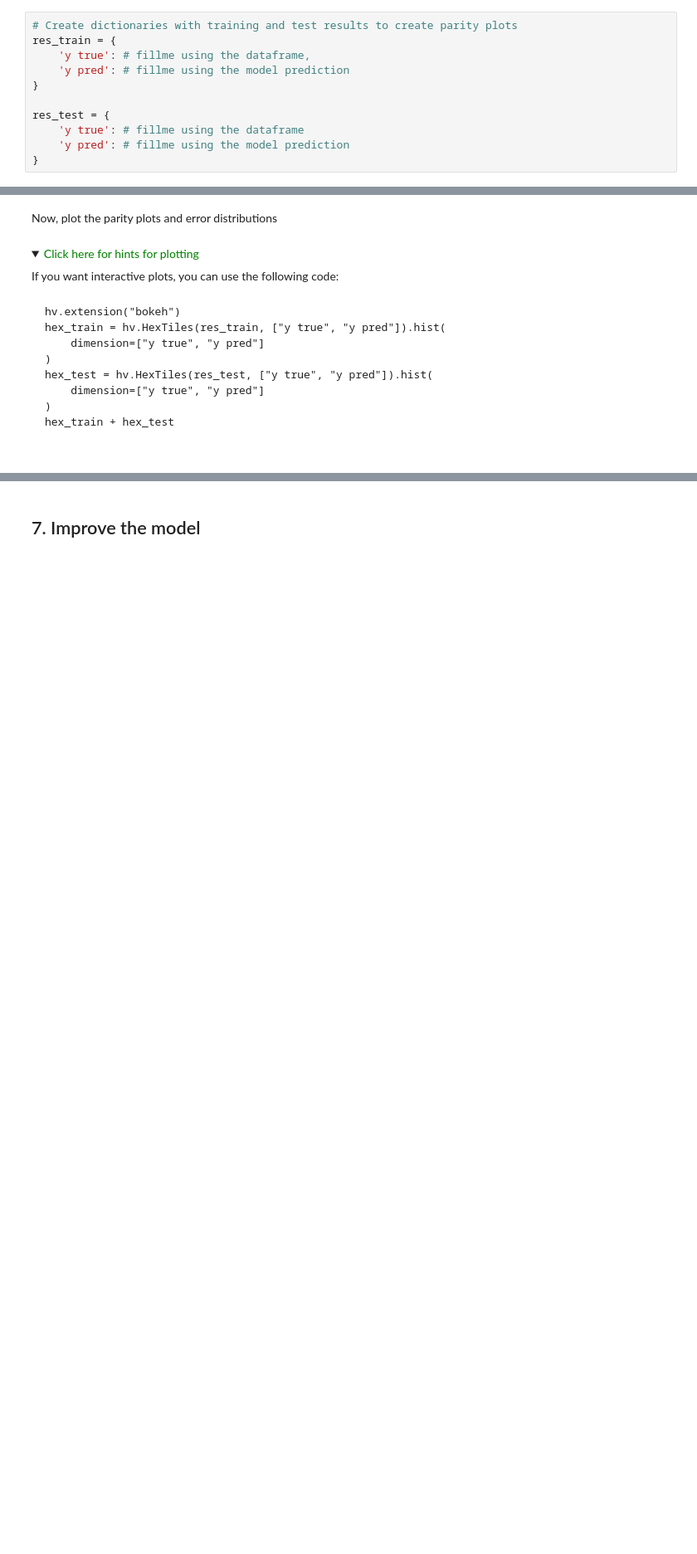
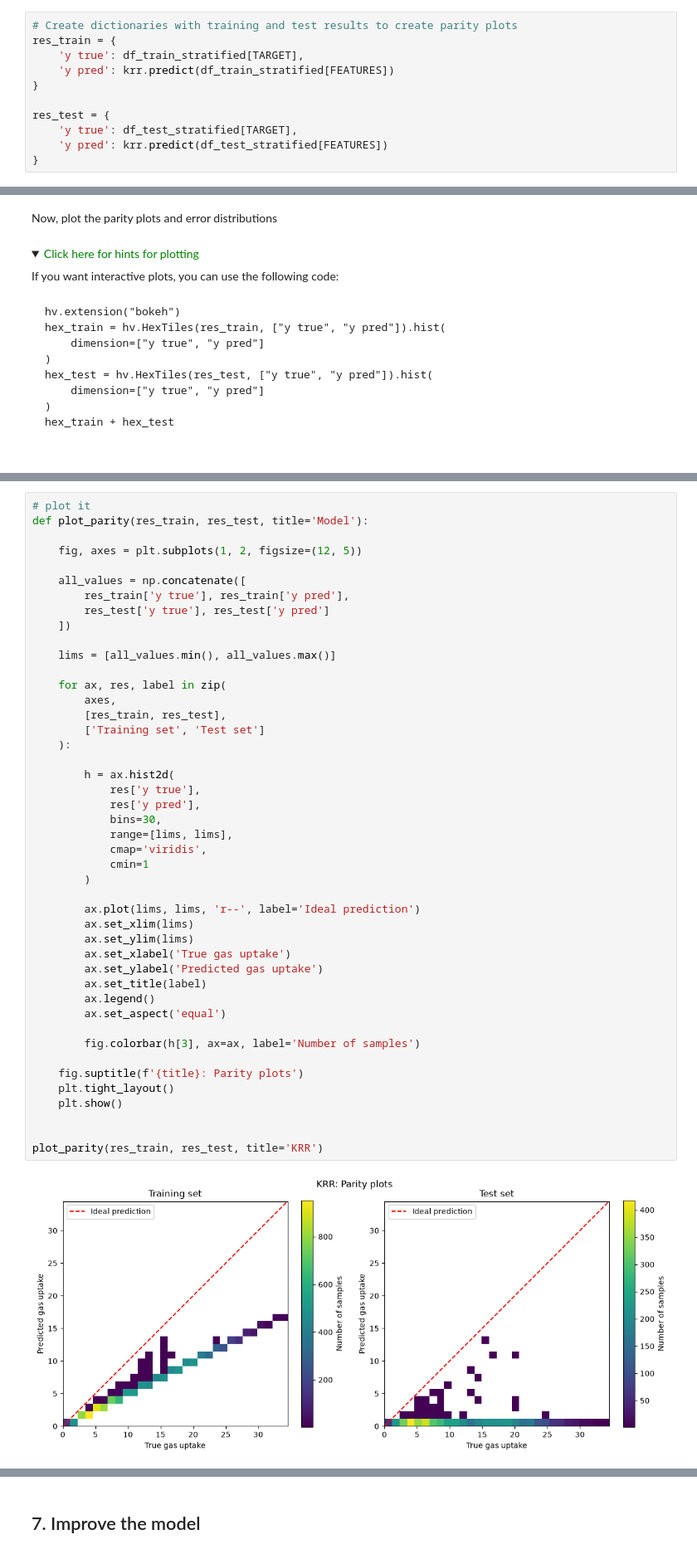
Before and after one commit to SimonLupascu/ml_project_ch315, a Jupyter notebook: group#_block3_project.ipynb, the cells around one changed output, grey strips where cells are left out. Shown at 83% size. Drawn from its saved outputs; the diff is of its cells as text; folded sections open; blank space fills up the shorter version.

```diff
--- a/group#_block3_project.ipynb
+++ b/group#_block3_project.ipynb
@@ -930,13 +930,13 @@ res_train = {
 # %%
 # Create dictionaries with training and test results to create parity plots
 res_train = {
-    'y true': # fillme using the dataframe,
-    'y pred': # fillme using the model prediction
+    'y true': df_train_stratified[TARGET],
+    'y pred': krr.predict(df_train_stratified[FEATURES])
 }
 
 res_test = {
-    'y true': # fillme using the dataframe
-    'y pred': # fillme using the model prediction
+    'y true': df_test_stratified[TARGET],
+    'y pred': krr.predict(df_test_stratified[FEATURES])
 }
 # %% [markdown]
 Now, lets calculate the errors
@@ -967,0 +963,47 @@ hist_density(res_test['y true'], res_test['y pred'])
+# %%
+# plot it
+def plot_parity(res_train, res_test, title='Model'):
+
+    fig, axes = plt.subplots(1, 2, figsize=(12, 5))
+
+    all_values = np.concatenate([
+        res_train['y true'], res_train['y pred'],
+        res_test['y true'], res_test['y pred']
+    ])
+
+    lims = [all_values.min(), all_values.max()]
+
+    for ax, res, label in zip(
+        axes,
+        [res_train, res_test],
+        ['Training set', 'Test set']
+    ):
+
+        h = ax.hist2d(
+            res['y true'],
+            res['y pred'],
+            bins=30,
+            range=[lims, lims],
+            cmap='viridis',
+            cmin=1
+        )
+
+        ax.plot(lims, lims, 'r--', label='Ideal prediction')
+        ax.set_xlim(lims)
+        ax.set_ylim(lims)
+        ax.set_xlabel('True gas uptake')
+        ax.set_ylabel('Predicted gas uptake')
+        ax.set_title(label)
+        ax.legend()
+        ax.set_aspect('equal')
+
+        fig.colorbar(h[3], ax=ax, label='Number of samples')
+
+    fig.suptitle(f'{title}: Parity plots')
+    plt.tight_layout()
+    plt.show()
+
+
+plot_parity(res_train, res_test, title='KRR')
+# %% [output]
+[figure, added]
```
Also changed, not shown: parts of 20 cells of this notebook.
